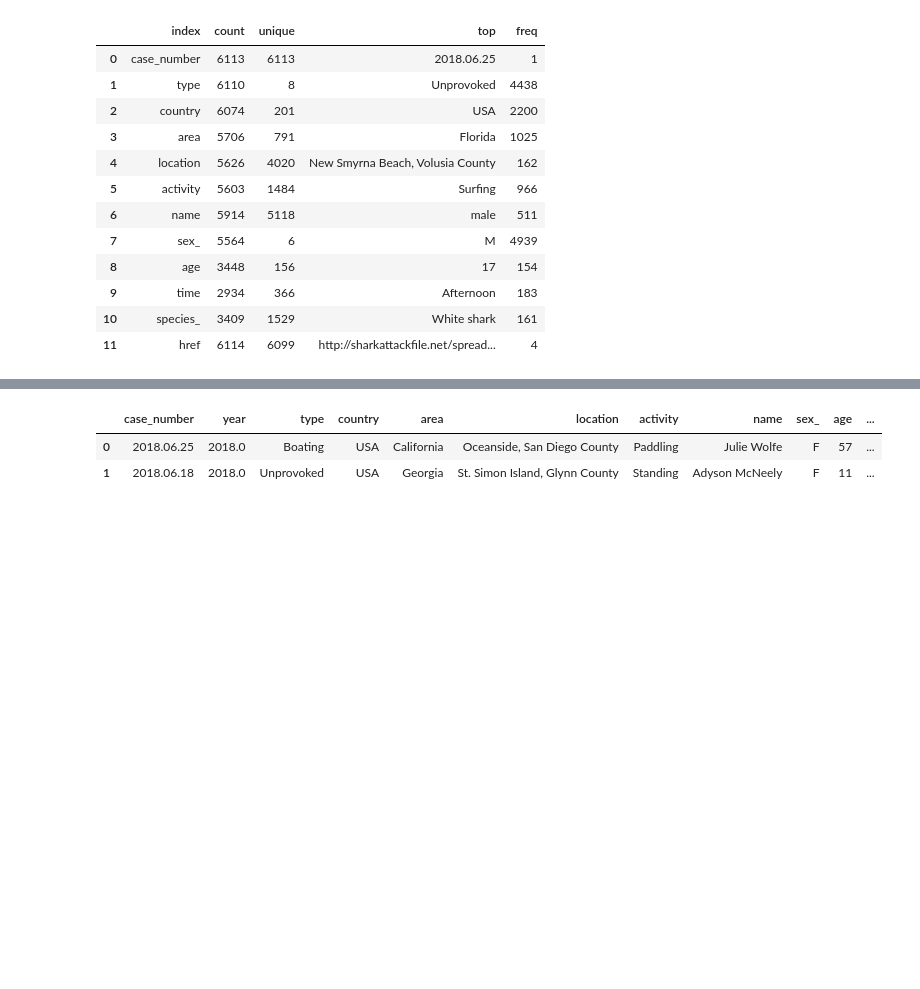
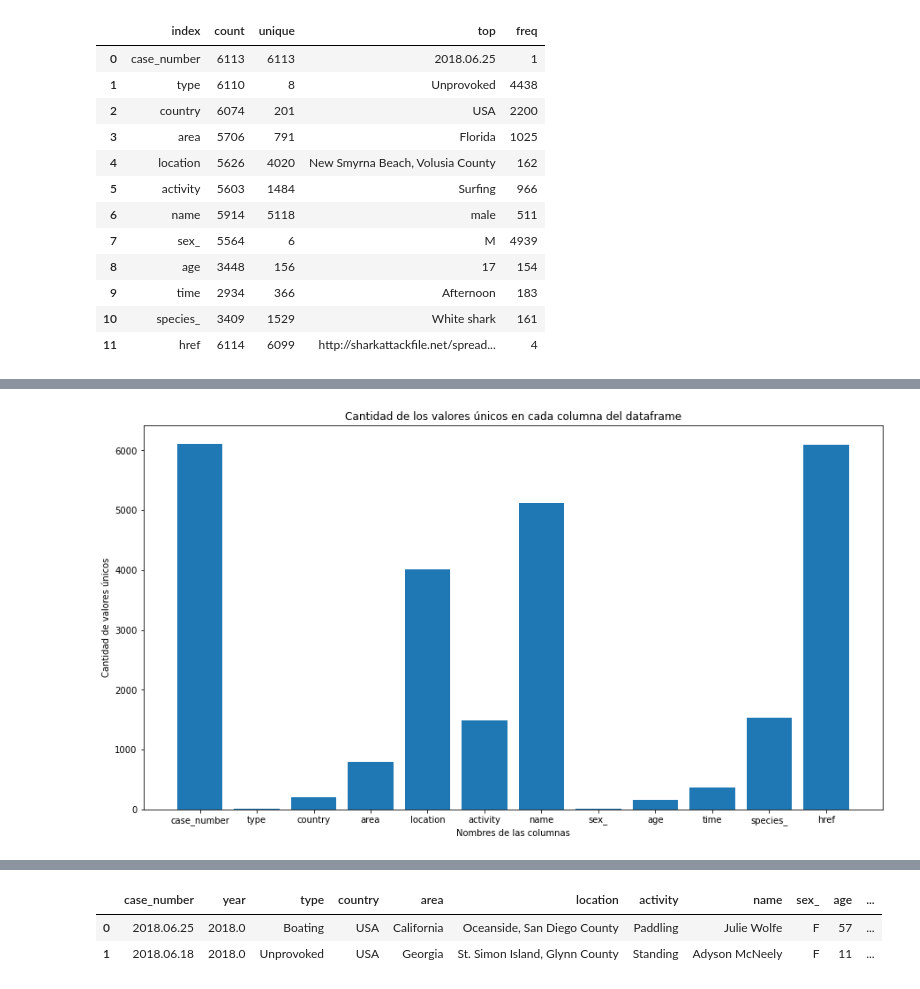
Before and after one commit to Adalab/DA-promo-A-module-2-pairprog-1-pair-2-Laura-Almudena, a Jupyter notebook: Pair_1-visualizacion.ipynb, the cells around one changed output, grey strips where cells are left out. Saved outputs shown, nothing was run; the diff lists cells and outputs as text; code cells hidden in the pictures; blank space fills up the shorter version.

```diff
--- a/Pair_1-visualizacion.ipynb
+++ b/Pair_1-visualizacion.ipynb
@@ -27,6 +25,7 @@ plt.show()
 # %%
 # 3. ¿Cuál es número total de valores únicos de cada una de las columnas categóricas del dataframe?
-archivo_csv.describe(include= 'object').T.reset_index()
+df_3_unique = df.describe(include= 'object').T.reset_index()
+df_3_unique
 # %% [output]
 |  | index | count | unique | top | freq |
 | 0 | case_number | 6113 | 6113 | 2018.06.25 | 1 |
@@ -41,6 +40,3 @@ archivo_csv.describe(include= 'object').T.reset_index()
 | 9 | time | 2934 | 366 | Afternoon | 183 |
 | 10 | species_ | 3409 | 1529 | White shark | 161 |
 | 11 | href | 6114 | 6099 | http://sharkattackfile.net/spread... | 4 |
-# %%
-df_3_unique = pd.DataFrame(archivo_csv.describe(include= 'object').T.reset_index())
-df_3_unique
@@ -95,3 +69,17 @@ TypeError: float() argument must be a string or a number, not 'NoneType'
+# %%
+#gráfico
+y2 = df_3_unique["unique"]
+x2 = df_3_unique["index"]
+
+plt.figure(figsize=(15,8))
+plt.bar(x2,y2)
+plt.xlabel("Nombres de las columnas")
+plt.ylabel("Cantidad de valores únicos")
+plt.title("Cantidad de los valores únicos en cada columna del dataframe")
+
+plt.show()
+# %% [output]
+[figure, added]
 # %%
 #4. Filtrad los datos para quedarnos solo con los datos de USA.¿Cuántos ataques de tiburones hubo en USA a lo largo del tiempo?
 # Muestra solo los que hayan ocurrido del 2000 en adelante
```
Also changed, not shown: parts of 30 cells of this notebook.
